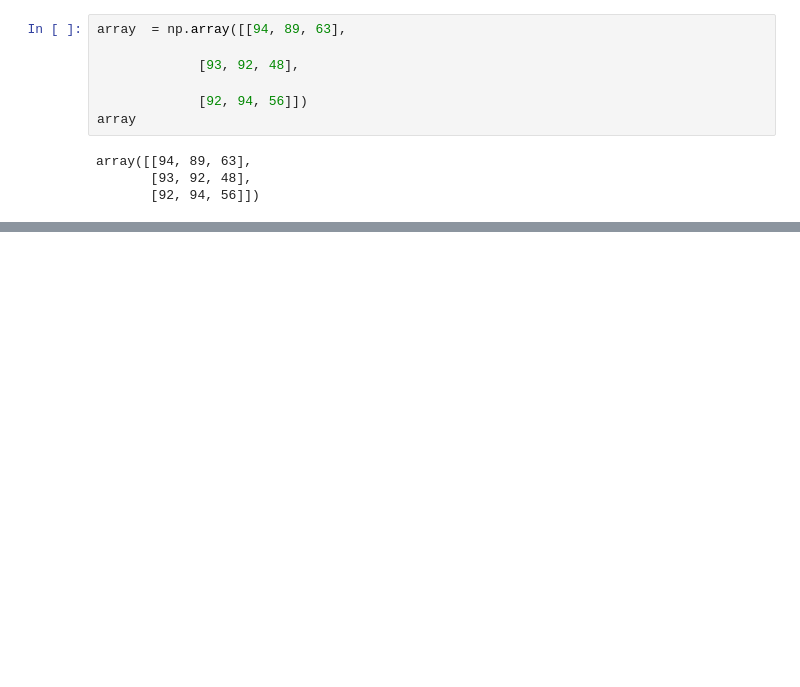
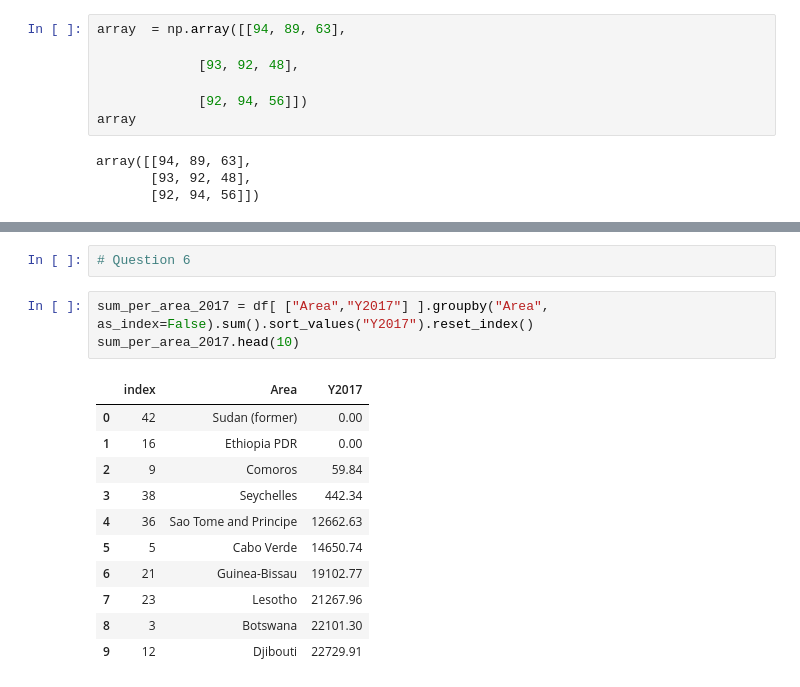
Before and after one commit to AbelBekele/Hamoye-Data-Manipulation-Exam, a Jupyter notebook: Quiz.ipynb, the cells around one changed output, grey strips where cells are left out. Drawn from its saved outputs; the diff is of its cells as text; blank space fills up the shorter version.

```diff
--- a/Quiz.ipynb
+++ b/Quiz.ipynb
@@ -50,0 +88,17 @@ array[:2, 1:]
+# %%
+# Question 6
+# %%
+sum_per_area_2017 = df[ ["Area","Y2017"] ].groupby("Area", as_index=False).sum().sort_values("Y2017").reset_index()
+sum_per_area_2017.head(10)
+# %% [output]
+|  | index | Area | Y2017 |
+| 0 | 42 | Sudan (former) | 0.00 |
+| 1 | 16 | Ethiopia PDR | 0.00 |
+| 2 | 9 | Comoros | 59.84 |
+| 3 | 38 | Seychelles | 442.34 |
+| 4 | 36 | Sao Tome and Principe | 12662.63 |
+| 5 | 5 | Cabo Verde | 14650.74 |
+| 6 | 21 | Guinea-Bissau | 19102.77 |
+| 7 | 23 | Lesotho | 21267.96 |
+| 8 | 3 | Botswana | 22101.30 |
+| 9 | 12 | Djibouti | 22729.91 |
```
Also changed, not shown: parts of 41 cells of this notebook.
